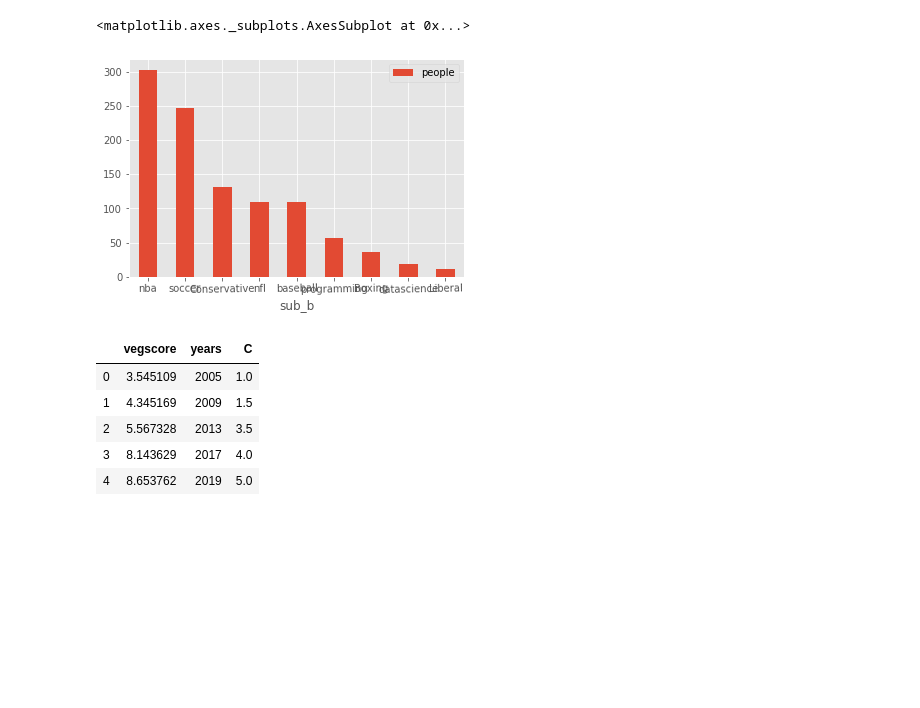
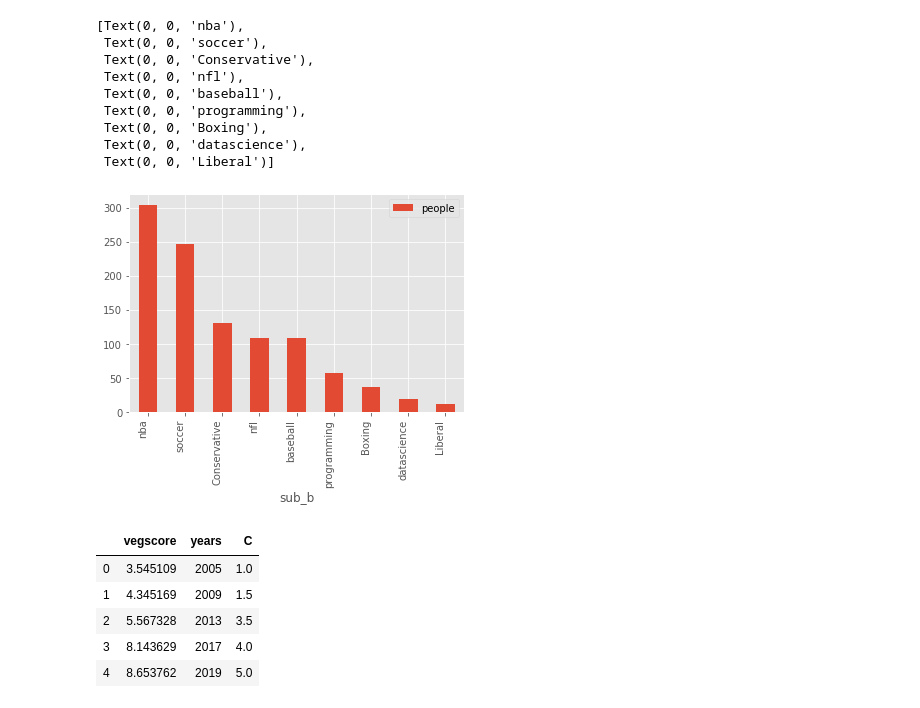
Before and after one commit to RahatDubey/RedditVeganism, a Jupyter notebook: veg_reddit.ipynb, the cells around one changed output. Saved outputs shown, nothing was run; the diff lists cells and outputs as text; code cells hidden in the pictures; blank space fills up the shorter version.

```diff
--- a/veg_reddit.ipynb
+++ b/veg_reddit.ipynb
@@ -121,10 +132,18 @@ veggrowth = veggrowth.rename(columns = {"f0_": "vegscore",
                                      })
 # %%
 ax = df.plot.bar(x='sub_b', y='people', rot=1)
-ax
+ax.set_xticklabels(df['sub_b'], rotation = 90, ha="right")
 # %% [output]
-<matplotlib.axes._subplots.AxesSubplot at 0x...>
+[Text(0, 0, 'nba'),
+ Text(0, 0, 'soccer'),
+ Text(0, 0, 'Conservative'),
+ Text(0, 0, 'nfl'),
+ Text(0, 0, 'baseball'),
+ Text(0, 0, 'programming'),
+ Text(0, 0, 'Boxing'),
+ Text(0, 0, 'datascience'),
+ Text(0, 0, 'Liberal')]
-[figure, old version]
+[figure, new version]
 # %%
 # i need to do this with more data samples ( I only used July 2019 data) I also need to include author counts for the subs in order to normalize the data
 #I want to test the null hypothesis that vegans on reddit aren't on r/conservative as they r/liberal. According to my sample, there is WAY MORE conservative crossover than there is liberal, even though r/conservative only has around 3 times more subscribers
```
Also changed, not shown: parts of 3 cells of this notebook, 16 other files.
